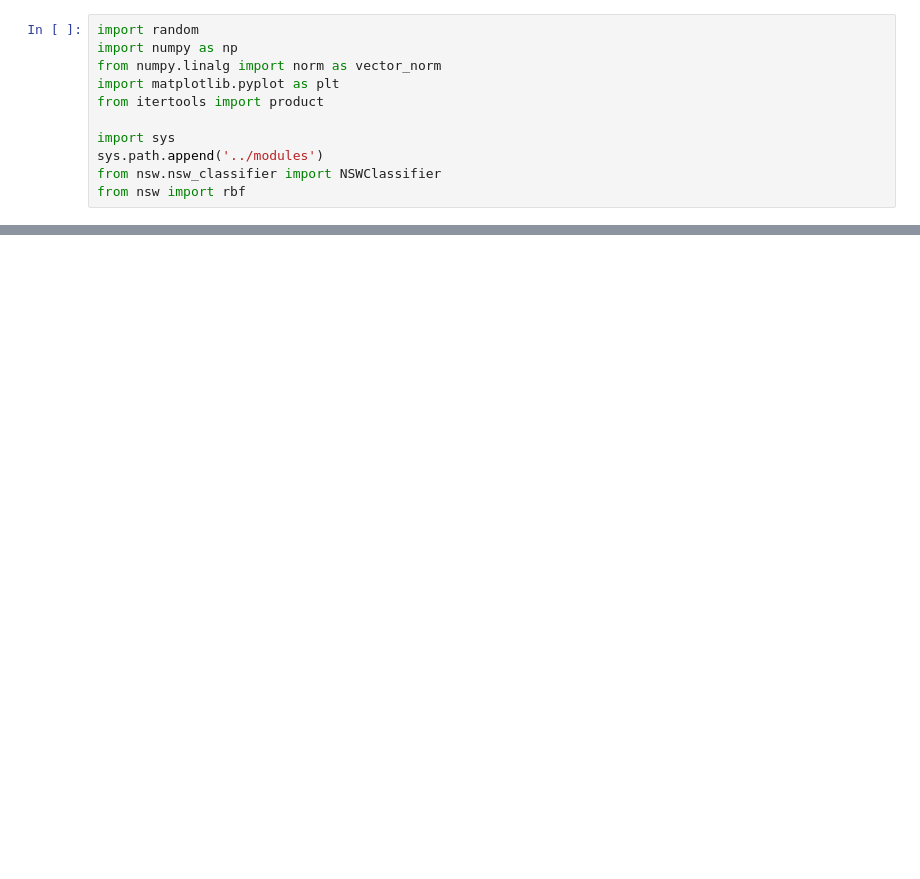
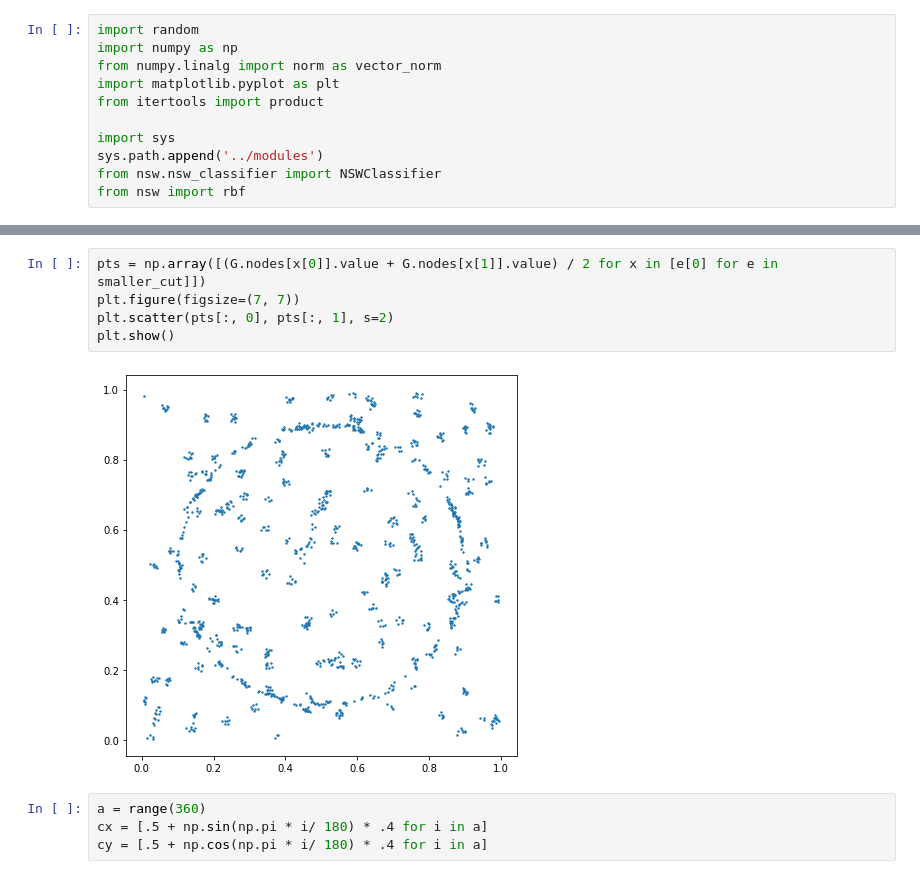
Before and after one commit to IUCVLab/proximity-cut, a Jupyter notebook: notebooks/2D gradient.ipynb, the cells around one changed output, grey strips where cells are left out. Drawn from its saved outputs; the diff is of its cells as text; blank space fills up the shorter version.

```diff
--- a/notebooks/2D gradient.ipynb
+++ b/notebooks/2D gradient.ipynb
@@ -87,0 +74,11 @@ flat
+# %%
+pts = np.array([(G.nodes[x[0]].value + G.nodes[x[1]].value) / 2 for x in [e[0] for e in smaller_cut]])
+plt.figure(figsize=(7, 7))
+plt.scatter(pts[:, 0], pts[:, 1], s=2)
+plt.show()
+# %% [output]
+[figure, added]
+# %%
+a = range(360)
+cx = [.5 + np.sin(np.pi * i/ 180) * .4 for i in a]
+cy = [.5 + np.cos(np.pi * i/ 180) * .4 for i in a]
```
Also changed, not shown: parts of 15 cells of this notebook, 10 other files.
